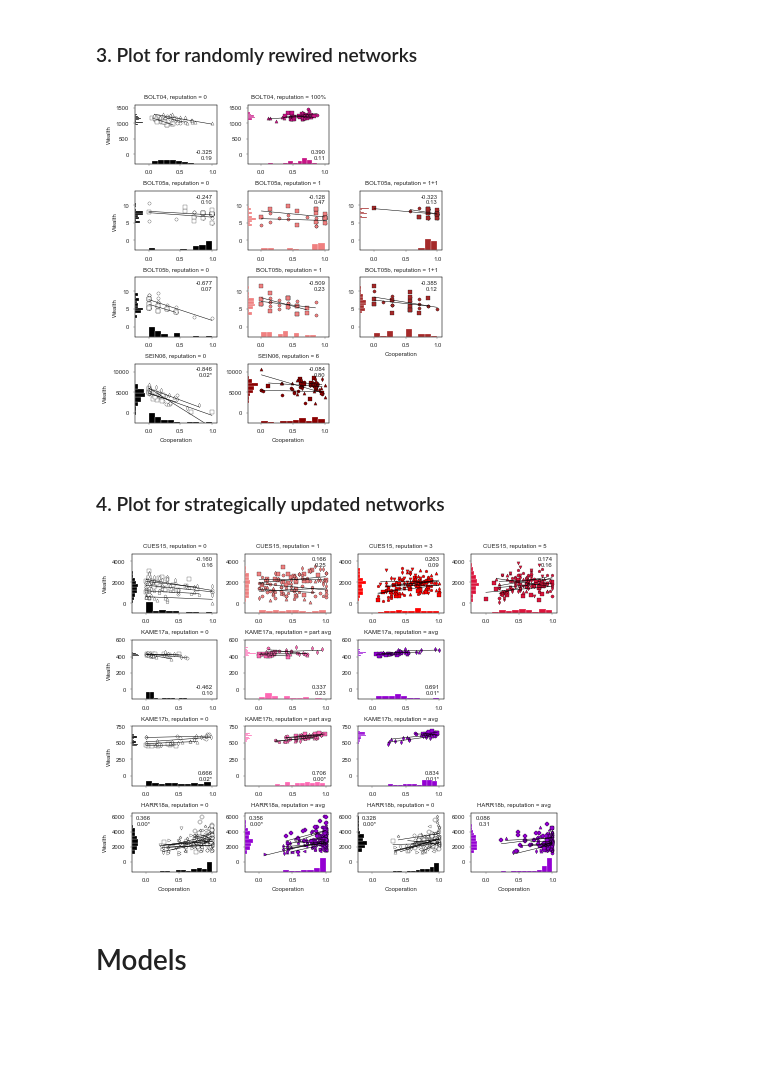
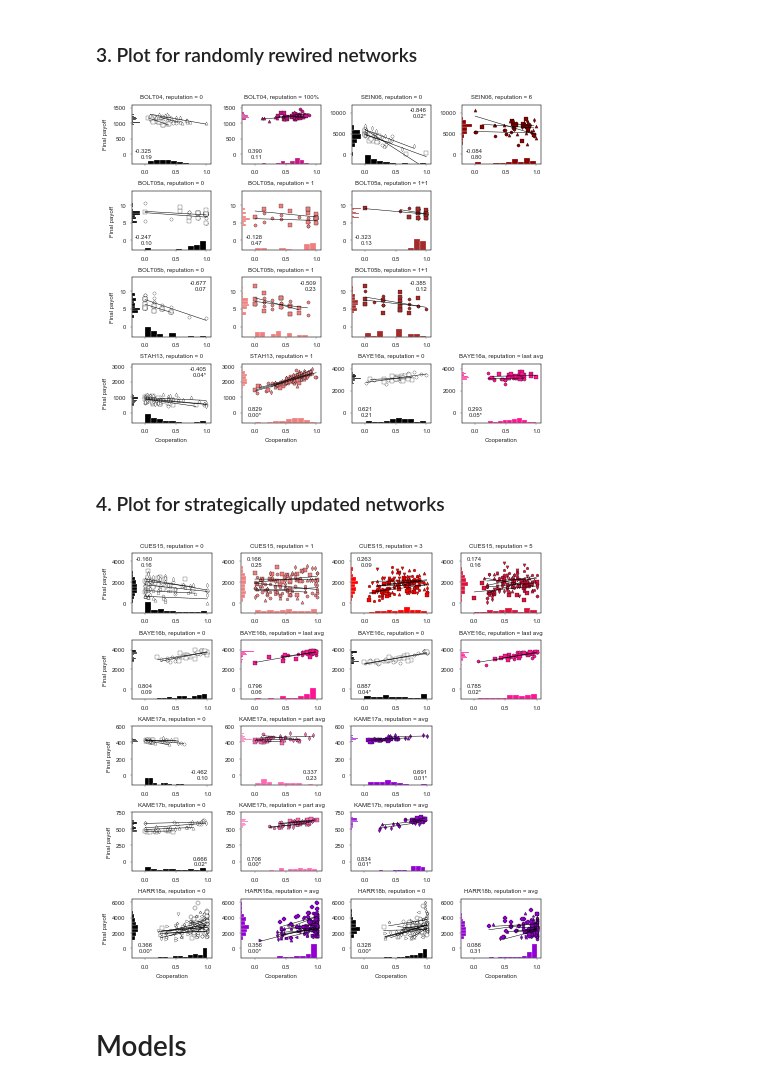
Before and after one commit to social-research/reputatation-inequality, a Jupyter notebook: analyses/coop-wealth-analysis.ipynb, the cells around one changed output. Cells and saved outputs as stored; diff of their text form; code cells hidden in the pictures; blank space fills up the shorter version.

```diff
--- a/analyses/coop-wealth-analysis.ipynb
+++ b/analyses/coop-wealth-analysis.ipynb
@@ -44,7 +44,7 @@ def get_data(dirname, tmnt):
 # %% [markdown]
 ### 2. Define plot parameters and functions
 # %%
-LABELS = {'wealth': 'Wealth', 'avg_action': 'Cooperation'}
+LABELS = {'wealth': 'Final payoff', 'avg_action': 'Cooperation'}
 MARKERS = ['o', 's', '^', 'd', 'p', 'v', '>', '<', '*', 'P', '+', '|', '_',
           '.', '.', '.', '.', '.', '.', '.', '.', '.', '.', '.', '.', '.']
 
@@ -106,67 +106,75 @@ def plot_correlations(var1, var2, figsize, dims, axlocs, \
 # %% [markdown]
 ### 3. Plot for randomly rewired networks
 # %%
-figsize=(4.9, 5)
-dims = (4, 3)
-axlocs = [(0,0), (0,1),
+figsize=(6.3, 5)
+dims = (4, 4)
+axlocs = [(0,0), (0,1), (0,2), (0,3),
           (1,0), (1,1), (1,2),
           (2,0), (2,1), (2,2),
-          (3,0), (3,1)]
+          (3,0), (3,1), (3,2), (3,3)]
 titles = ['BOLT04, reputation = 0', 'BOLT04, reputation = 100%',
+          'SEIN06, reputation = 0', 'SEIN06, reputation = 6',
           'BOLT05a, reputation = 0', 'BOLT05a, reputation = 1', 'BOLT05a, reputation = 1+1',
           'BOLT05b, reputation = 0', 'BOLT05b, reputation = 1', 'BOLT05b, reputation = 1+1',
-          'SEIN06, reputation = 0', 'SEIN06, reputation = 6']
-dirs =  ['bolton04']*2 + ['bolton05']*6 + ['seinen']*2
+          'STAH13, reputation = 0', 'STAH13, reputation = 1',
+          'BAYE16a, reputation = 0', 'BAYE16a, reputation = last avg']
+dirs =  ['bolton04']*2 + ['seinen']*2 + ['bolton05']*6 + ['stahl']*2 + ['bayer']*2
 tmnts = [('reputation = 0', ), ('reputation = 100%', ),
+         ('reputation = 0', ), ('reputation = 6', ),
          ('low cost', 'reputation = 0'), ('low cost', 'reputation = 1'), ('low cost', 'reputation = 1+1'),
          ('high cost', 'reputation = 0'), ('high cost', 'reputation = 1'), ('high cost', 'reputation = 1+1'),
-         ('reputation = 0', ), ('reputation = 6', )]
+         ('reputation = 0', ), ('reputation = 1', ),
+         ('random', 'reputation = 0'), ('random', 'reputation = avg4')]
 colors = {'reputation = 0':'1', 'reputation = 1':'lightcoral', 'reputation = 1+1': 'brown',
-          'reputation = 6':'darkred', 'reputation = 100%':'mediumvioletred'}
-xlocs = [0.95]*10
-ylocs = [0.08]*2 + [0.78]*8
-xlablocs = [7, 8, 9]
-ylablocs = [0, 2, 5, 8]
-xlims = [1.075]*10
-ylims = [1600]*2 + [14]*6 + [12000]*2
+          'reputation = 6':'darkred', 'reputation = 100%':'mediumvioletred', 'reputation = avg4': 'deeppink'}
+xlocs = [0.26]*2 + [0.95] + 4*[0.26] + [0.95]*4 + [0.26]*3
+ylocs = [0.1]*2 + [0.78] + 4*[0.1] + [0.78]*4 + [0.1]*3
+xlablocs = [10, 11, 13, 14]
+ylablocs = [0, 4, 7, 10]
+xlims = [1.075]*14
+ylims = [1600]*2 + [12000]*2 + [14]*6 + [3200]*2 + [4500]*2
 plot_correlations('avg_action', 'wealth', figsize, dims, axlocs, \
                   titles, dirs, tmnts, colors, xlocs, ylocs, xlablocs, ylablocs, \
-                  xlims, ylims, fname='fig_4', quad=False)
+                  xlims, ylims, fname='fig_s3', quad=False)
 # %% [output]
-[figure, old version]
+[figure, new version]
 # %% [markdown]
 ### 4. Plot for strategically updated networks
 # %%
-figsize = (6.5, 5)
-dims = (4, 4)
+figsize = (6.3, 6.2)
+dims = (5, 4)
 axlocs = [(0,0), (0,1), (0,2), (0,3),
-          (1,0), (1,1), (1,2),
+          (1,0), (1,1), (1,2), (1, 3),
           (2,0), (2,1), (2,2),
-          (3,0), (3,1), (3,2), (3,3)]
+          (3,0), (3,1), (3,2),
+          (4,0), (4,1), (4,2), (4,3)]
 titles = ['CUES15, reputation = 0', 'CUES15, reputation = 1', 'CUES15, reputation = 3', 'CUES15, reputation = 5',
+         'BAYE16b, reputation = 0', 'BAYE16b, reputation = last avg', 'BAYE16c, reputation = 0', 'BAYE16c, reputation = last avg',
          'KAME17a, reputation = 0', 'KAME17a, reputation = part avg', 'KAME17a, reputation = avg',
          'KAME17b, reputation = 0', 'KAME17b, reputation = part avg', 'KAME17b, reputation = avg',
-          'HARR18a, reputation = 0', 'HARR18a, reputation = avg', 'HARR18b, reputation = 0', 'HARR18b, reputation = avg']
-dirs = ['cuesta']*4 + ['kamei']*6 + ['harrell']*4
+         'HARR18a, reputation = 0', 'HARR18a, reputation = avg', 'HARR18b, reputation = 0', 'HARR18b, reputation = avg']
+dirs = ['cuesta']*4 + ['bayer']*4 + ['kamei']*6 + ['harrell']*4
 tmnts = [('reputation = 0',), ('reputation = 1', ), ('reputation = 3', ), ('reputation = 5',),
+        ('disincentivized strategic', 'reputation = 0'), ('disincentivized strategic', 'reputation = avg4'),
+        ('incentivized strategic', 'reputation = 0'), ('incentivized strategic', 'reputation = avg4'),
         ('low gain', 'reputation = 0'), ('low gain', 'reputation = 50%'), ('low gain', 'reputation = 100%'),
         ('high gain', 'reputation = 0'), ('high gain', 'reputation = 50%'), ('high gain', 'reputation = 100%'),
         ('mixed', 'reputation = 0'), ('mixed', 'reputation = 100%'), ('dynamic', 'reputation = 0'), ('dynamic', 'reputation = 100%')]
 colors = {'reputation = 0': '1', 'reputation = 1': 'lightcoral',
           'reputation = 3': 'red', 'reputation = 5': 'crimson', 'reputation = 50%': 'hotpink',
-          'reputation = 100%': 'darkviolet'}
-xlablocs = [10, 11, 12, 13]
-ylablocs = [0, 4, 7, 10]
-xlims = [1.075]*14
-ylims = [4700]*4 + [600]*3 + [750]*3 + [6500]*4
+          'reputation = 100%': 'darkviolet', 'reputation = avg4': 'deeppink'}
+xlablocs = [14, 15, 16, 17]
+ylablocs = [0, 4, 8, 11, 14]
+xlims = [1.075]*18
+ylims = [4700]*4 + [5000]*4 + [600]*3 + [750]*3 + [6500]*4
 
-xlocs = [0.95]*10 + [0.22]*4
-ylocs = [0.78]*4 + [0.08]*6 + [0.78]*4
+xlocs = [0.26]*8 + [0.95]*4 + [0.26]*6
+ylocs = [0.78]*4 + [0.1]*14
 plot_correlations('avg_action', 'wealth', figsize, dims, axlocs, \
                   titles, dirs, tmnts, colors, xlocs, ylocs, xlablocs, \
-                  ylablocs, xlims, ylims, fname='fig_s2', quad=False)
+                  ylablocs, xlims, ylims, fname='fig_s4', quad=False)
 # %% [output]
-[figure, old version]
+[figure, new version]
 # %% [markdown]
 # Models
 # %% [markdown]
```
Also changed, not shown: parts of 2 cells of this notebook, 16 other files.
